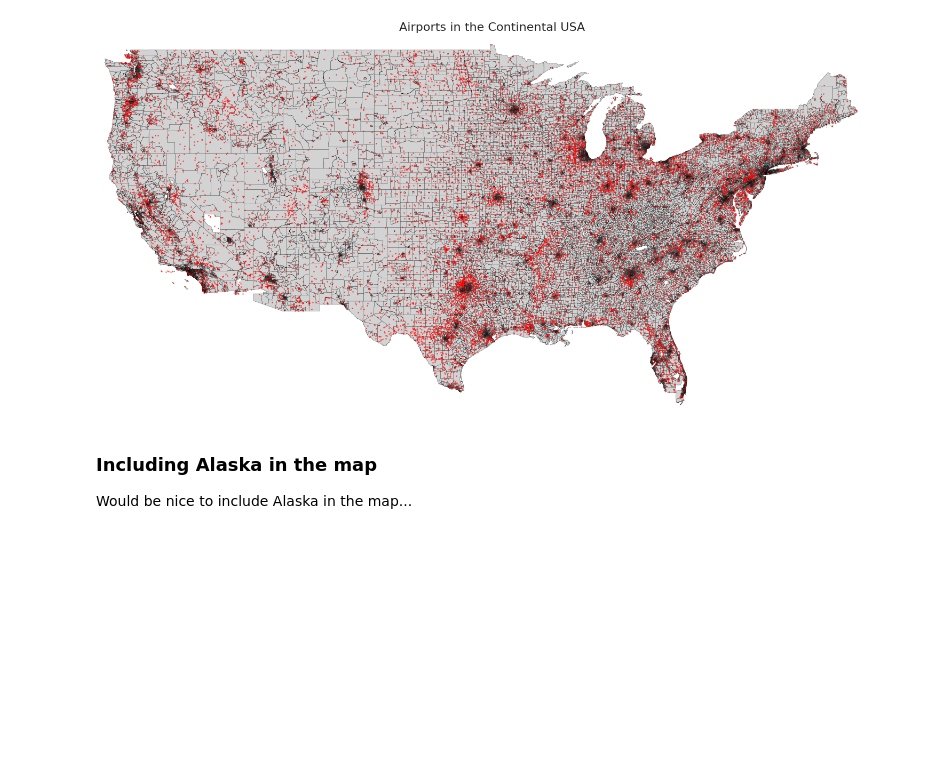
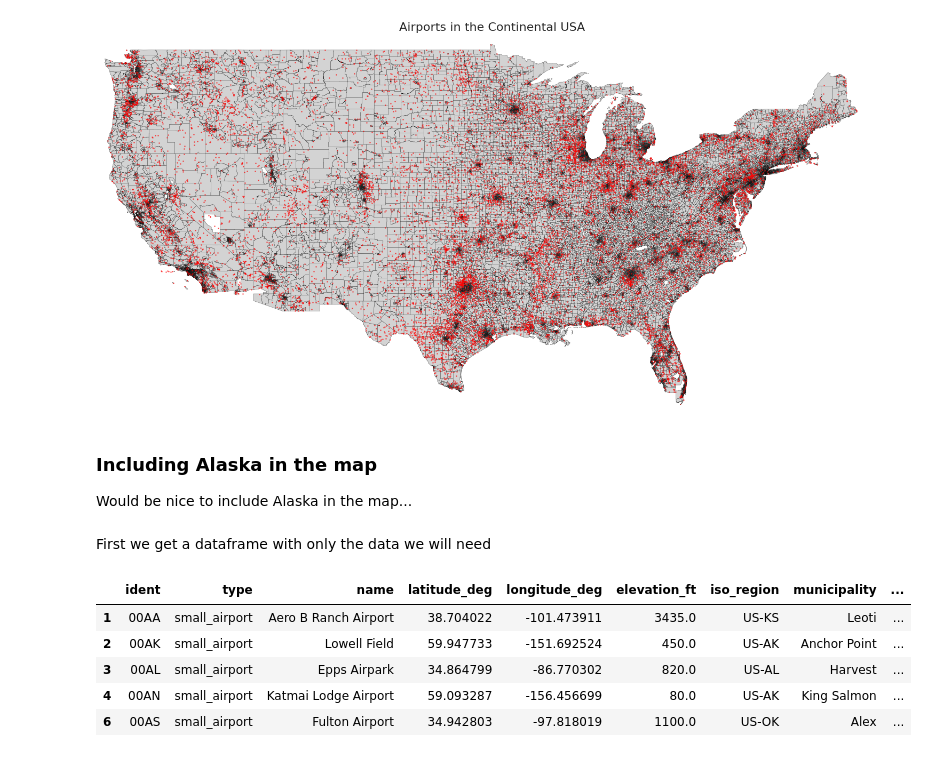
Before and after one commit to fernandowolff/worldwide-airports-dataset-analysis, a Jupyter notebook: worldwide-airports-analysis.ipynb, the cells around one changed output. Drawn from its saved outputs; the diff is of its cells as text; code cells hidden in the pictures; blank space fills up the shorter version.

```diff
--- a/worldwide-airports-analysis.ipynb
+++ b/worldwide-airports-analysis.ipynb
@@ -560,3 +560,15 @@ plt.show()
 ### Including Alaska in the map
 
 Would be nice to include Alaska in the map...
+# %% [markdown]
+First we get a dataframe with only the data we will need
+# %%
+usa_airports = usa_airports[['ident', 'type', 'name', 'latitude_deg', 'longitude_deg', 'elevation_ft', 'iso_region', 'municipality', 'scheduled_service']]
+usa_airports.head()
+# %% [output]
+|  | ident | type | name | latitude_deg | longitude_deg | elevation_ft | iso_region | municipality | ... |
+| 1 | 00AA | small_airport | Aero B Ranch Airport | 38.704022 | -101.473911 | 3435.0 | US-KS | Leoti | ... |
+| 2 | 00AK | small_airport | Lowell Field | 59.947733 | -151.692524 | 450.0 | US-AK | Anchor Point | ... |
+| 3 | 00AL | small_airport | Epps Airpark | 34.864799 | -86.770302 | 820.0 | US-AL | Harvest | ... |
+| 4 | 00AN | small_airport | Katmai Lodge Airport | 59.093287 | -156.456699 | 80.0 | US-AK | King Salmon | ... |
+| 6 | 00AS | small_airport | Fulton Airport | 34.942803 | -97.818019 | 1100.0 | US-OK | Alex | ... |
```
Also changed, not shown: parts of 11 cells of this notebook.
